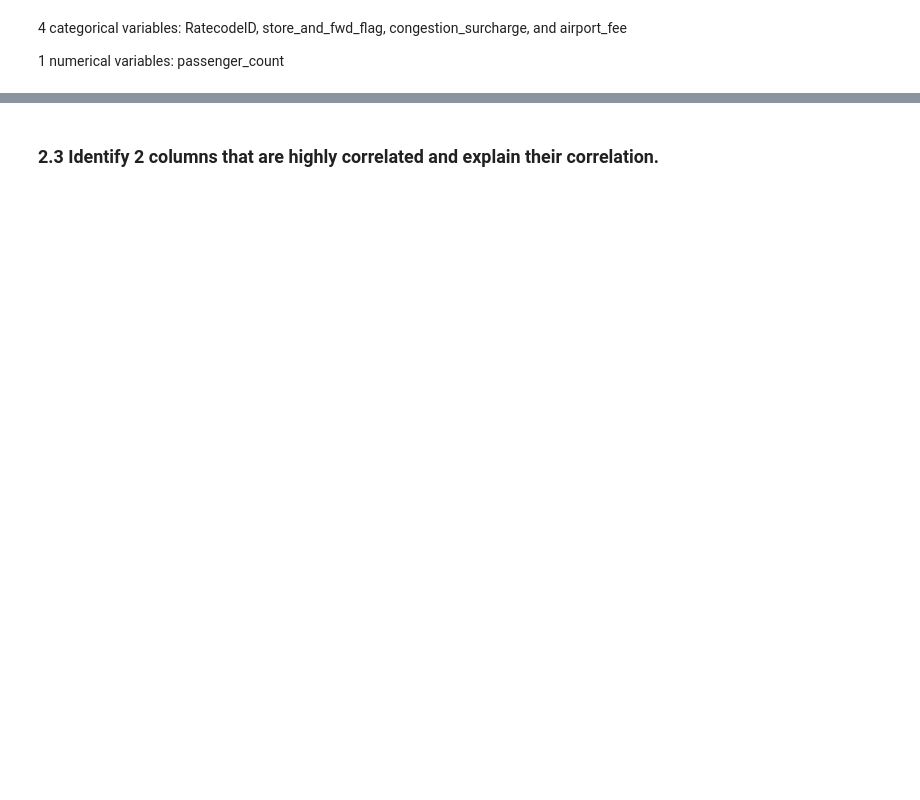
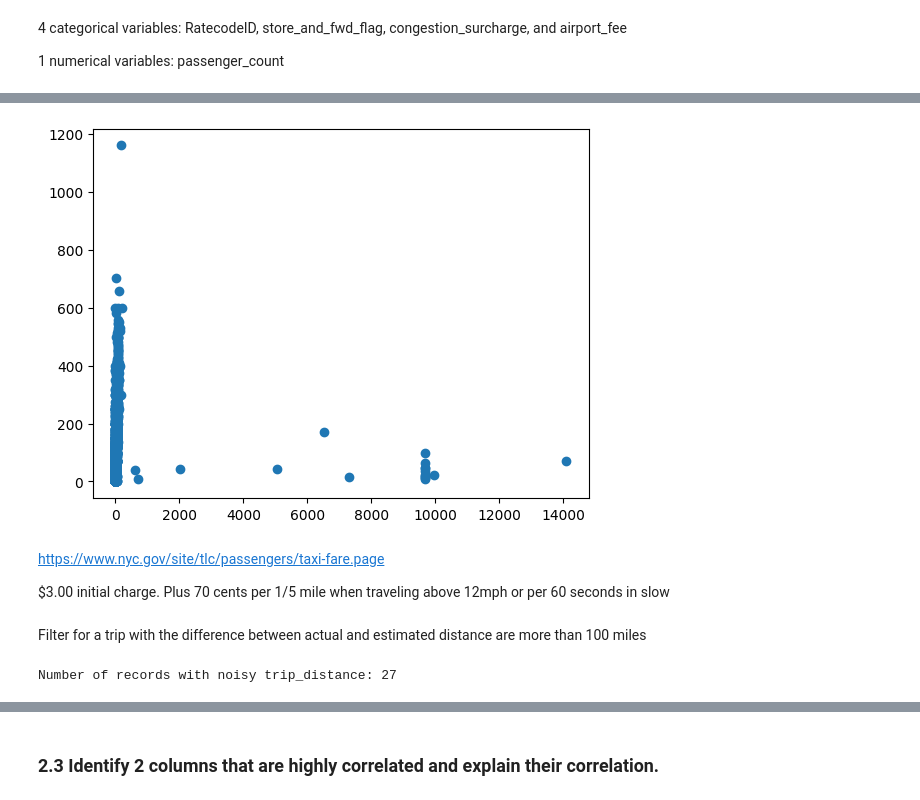
Before and after one commit to melbreaker/Taxi-Trip-Records-Data-Analysis, a Jupyter notebook: taxi-trip-records-data-analysis.ipynb, the cells around one changed output, grey strips where cells are left out. Drawn from its saved outputs; the diff is of its cells as text; code cells hidden in the pictures; blank space fills up the shorter version.

```diff
--- a/taxi-trip-records-data-analysis.ipynb
+++ b/taxi-trip-records-data-analysis.ipynb
@@ -288,0 +342,10 @@ Name: payment_type, dtype: int64
+# %%
+plt.scatter(df_january_cleaned['trip_distance'], df_january_cleaned['fare_amount'])
+plt.show()
+# %% [output]
+[figure, added]
+# %% [markdown]
+https://www.nyc.gov/site/tlc/passengers/taxi-fare.page
+
+$3.00 initial charge.
+Plus 70 cents per 1/5 mile when traveling above 12mph or per 60 seconds in slow
@@ -288,0 +356,7 @@ Name: payment_type, dtype: int64
+# %% [markdown]
+Filter for a trip with the difference between actual and estimated distance are more than 100 miles
+# %%
+noisy_trip_distance = df_january_cleaned[df_january_cleaned['distance_difference'] > 100][numerical_columns + ['estimated_distance', 'distance_difference']]
+print(f'Number of records with noisy trip_distance: {len(noisy_trip_distance)}')
+# %% [output]
+Number of records with noisy trip_distance: 27
```
Also changed, not shown: parts of 62 cells of this notebook.
